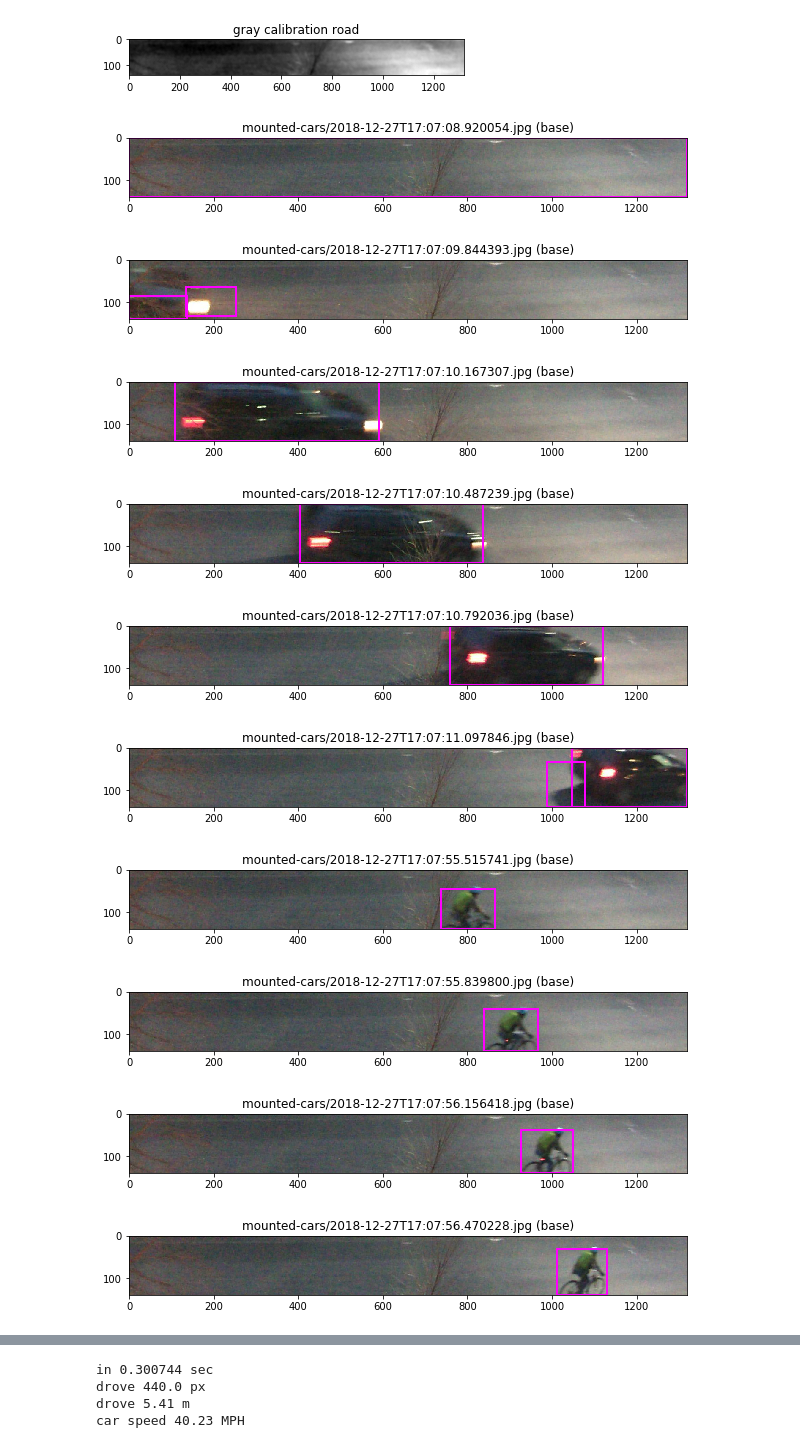
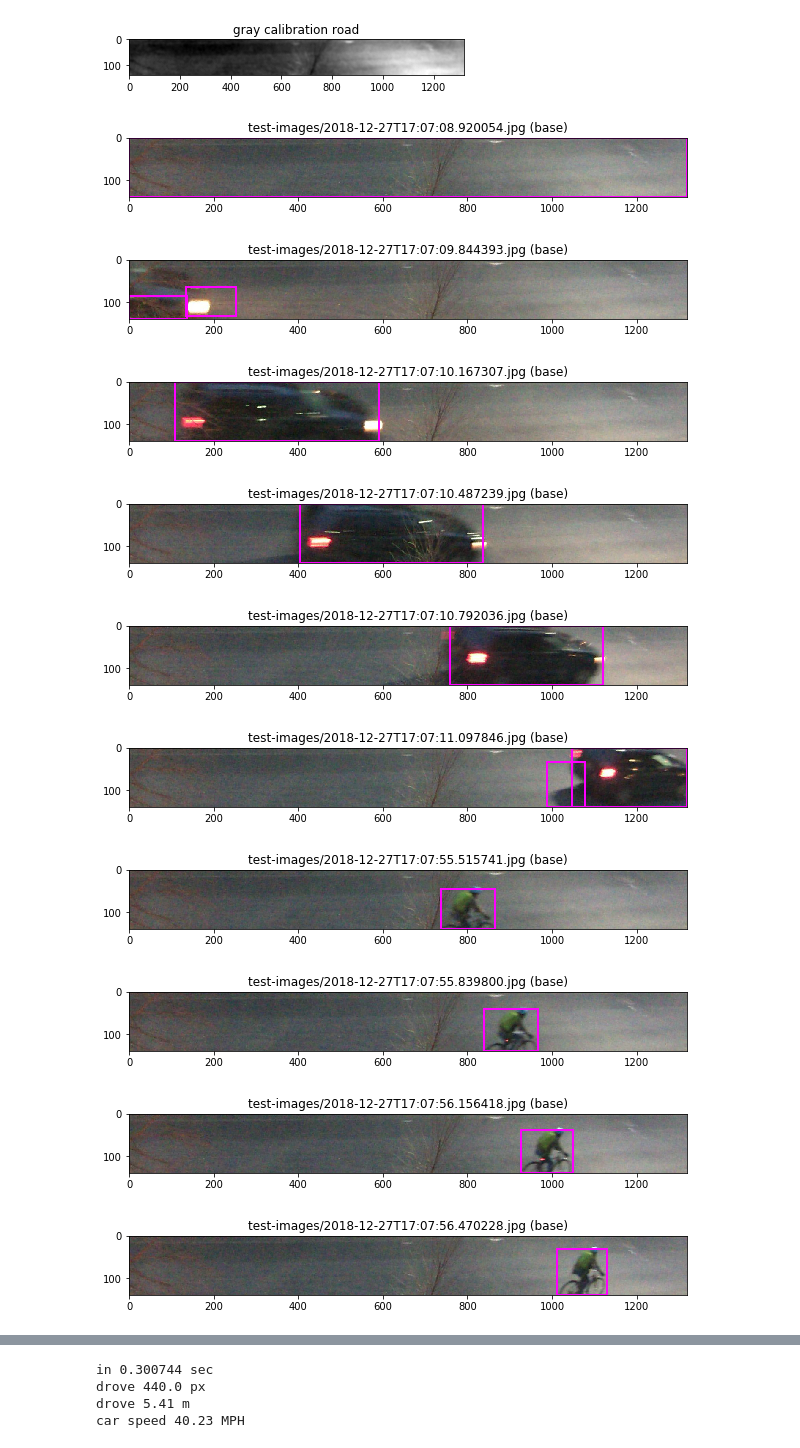
Before and after one commit to kylefritz/speed-cam, a Jupyter notebook: tracking.ipynb, the cells around one changed output, grey strips where cells are left out. Saved outputs shown, nothing was run; the diff lists cells and outputs as text; code cells hidden in the pictures.

```diff
--- a/tracking.ipynb
+++ b/tracking.ipynb
@@ -138,47 +138,47 @@ def process(path):
     for (x, y, w, h) in contour_rectangles:
         ax.add_patch(matplotlib.patches.Rectangle((x, y), w, h, color='magenta', fill=False, linewidth=2.0))
 # %%
-paths = glob.glob("mounted-cars/2018-*.jpg")
+paths = glob.glob("test-images/2018-*.jpg")
 paths.sort()
 
 fgbg = cv2.createBackgroundSubtractorMOG2()
 
 for path in paths:
     color_im = read_road_image(path)
     if color_im is None: # some captured images are empty
         continue
     im = gray_and_blur(color_im)
 
     fgmask = fgbg.apply(im)
 
     res = cv2.bitwise_and(im, im, mask = fgmask)
 
     cnts = cv2.findContours(res.copy(), cv2.RETR_EXTERNAL, cv2.CHAIN_APPROX_SIMPLE)
     cnts = imutils.grab_contours(cnts)
     min_contour_area = 3_000
     contour_rectangles = []
     for c in cnts:
         area = cv2.contourArea(c)
         if area < min_contour_area:
             continue
         contour_rectangles.append(cv2.boundingRect(c))
 
     if len(contour_rectangles) == 0:
         continue
 
     # otherwise, show figure
     f = plt.figure(figsize=(10,7))
     ax = ax_imshow(f, 1, cv2.cvtColor(color_im, cv2.COLOR_BGR2RGB), "{} (base)".format(path), ticks=True)
     for (x, y, w, h) in contour_rectangles:
         ax.add_patch(matplotlib.patches.Rectangle((x, y), w, h, color='magenta', fill=False, linewidth=2.0))
 # %% [output]
-[figure, old version]
+[figure, new version]
-[figure, old version]
+[figure, new version]
-[figure, old version]
+[figure, new version]
-[figure, old version]
+[figure, new version]
-[figure, old version]
+[figure, new version]
-[figure, old version]
+[figure, new version]
-[figure, old version]
+[figure, new version]
-[figure, old version]
+[figure, new version]
-[figure, old version]
+[figure, new version]
-[figure, old version]
+[figure, new version]
```
Also changed, not shown: parts of 3 cells of this notebook, 54 other files.
